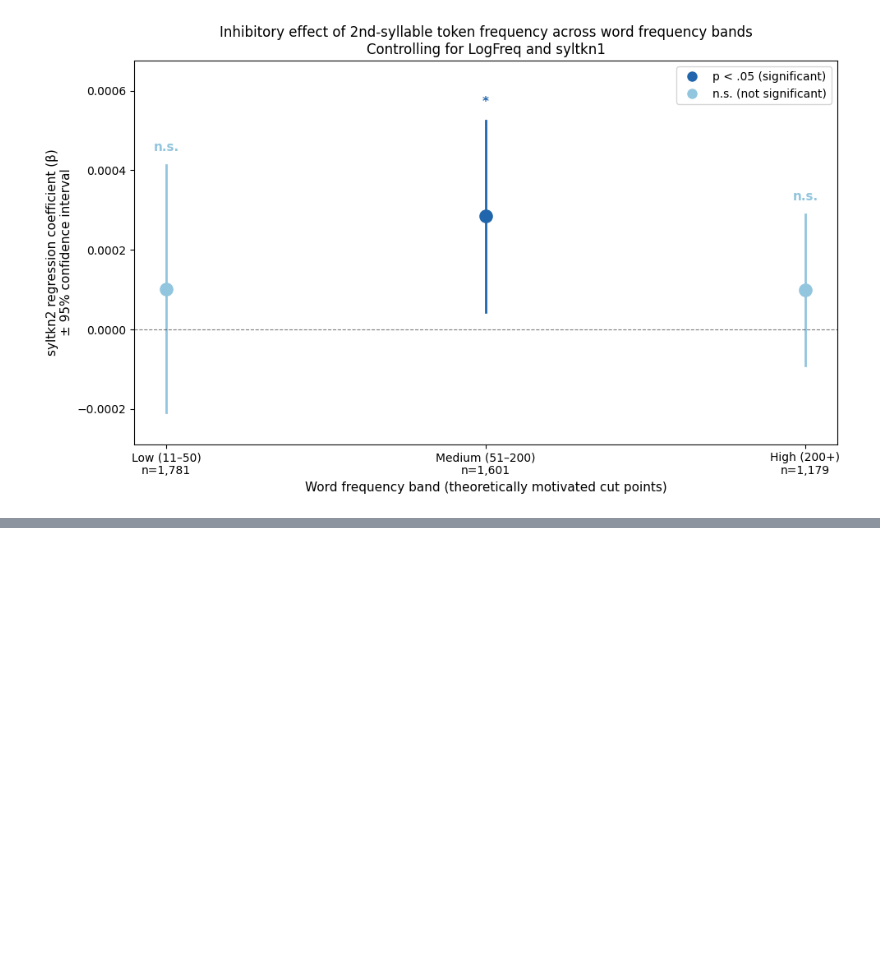
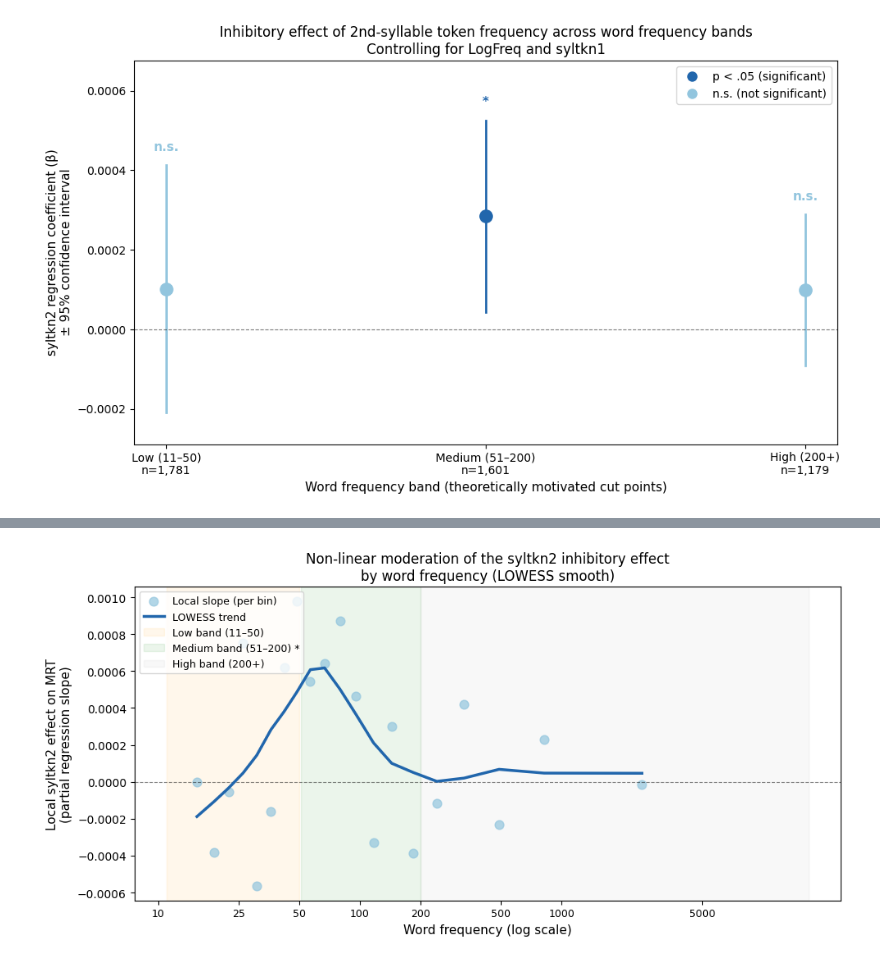
Before and after one commit to psycholinguistics-proj/proj, a Jupyter notebook: Relevant_Analysis_from_D1.ipynb, the cells around one changed output, grey strips where cells are left out. Saved outputs shown, nothing was run; the diff lists cells and outputs as text; code cells hidden in the pictures; blank space fills up the shorter version.

```diff
--- a/Relevant_Analysis_from_D1.ipynb
+++ b/Relevant_Analysis_from_D1.ipynb
@@ -482,0 +527,73 @@ plt.show()
+# %%
+# LOWESS plot: how does the syltkn2 effect change across the frequency range?
+
+df_c = df_words[['MRT', 'LogFreq', 'syltkn1', 'syltkn2']].dropna().copy()
+
+# Step 1: partial out LogFreq and syltkn1 from both MRT and syltkn2
+# This isolates the syltkn2 -> MRT relationship after controlling for the other predictors
+X_other = sm.add_constant(df_c[['LogFreq', 'syltkn1']])
+
+resid_mrt  = sm.OLS(df_c['MRT'],     X_other).fit().resid
+resid_tkn2 = sm.OLS(df_c['syltkn2'], X_other).fit().resid
+
+df_c['resid_mrt']  = resid_mrt.values
+df_c['resid_tkn2'] = resid_tkn2.values
+
+# Step 2: bin into 20 equal-count frequency bins, get local slope in each
+df_c['FreqBin'] = pd.qcut(df_c['LogFreq'], q=20)
+
+slopes    = []
+freq_mids = []
+ns_bin    = []
+
+for bin_label, group in df_c.groupby('FreqBin', observed=True):
+    if len(group) < 30:
+        continue
+    if group['resid_tkn2'].std() == 0:
+        continue
+    local_model = sm.OLS(group['resid_mrt'],
+                         sm.add_constant(group['resid_tkn2'])).fit()
+    slopes.append(local_model.params['resid_tkn2'])
+    freq_mids.append(group['LogFreq'].mean())
+    ns_bin.append(len(group))
+
+# Step 3: plot local slopes with LOWESS smoother over them
+from statsmodels.nonparametric.smoothers_lowess import lowess
+
+smoothed = lowess(slopes, freq_mids, frac=0.5)
+
+fig, ax = plt.subplots(figsize=(10, 5))
+
+# Raw local slopes as dots
+ax.scatter(freq_mids, slopes,
+           color='#92c5de', s=60, alpha=0.7, zorder=2, label='Local slope (per bin)')
+
+# LOWESS smooth curve
+ax.plot(smoothed[:, 0], smoothed[:, 1],
+        color='#2166ac', linewidth=2.5, zorder=3, label='LOWESS trend')
+
+# Zero reference
+ax.axhline(0, color='black', linewidth=0.8, linestyle='--', alpha=0.5)
+
+# Shade the "Low" and "Medium" bands from your theory-based cut points
+# LogFreq of 10 = ln(10) ≈ 2.30, LogFreq of 50 = ln(50) ≈ 3.91, LogFreq of 200 = ln(200) ≈ 5.30
+ax.axvspan(np.log(11), np.log(50),  alpha=0.08, color='orange', label='Low band (11–50)')
+ax.axvspan(np.log(51), np.log(200), alpha=0.08, color='green',  label='Medium band (51–200) *')
+ax.axvspan(np.log(200), df_c['LogFreq'].max(), alpha=0.05, color='gray', label='High band (200+)')
+
+# X-axis ticks at meaningful frequency values
+freq_ticks = [10, 25, 50, 100, 200, 500, 1000, 5000]
+ax.set_xticks([np.log(f) for f in freq_ticks])
+ax.set_xticklabels([str(f) for f in freq_ticks], fontsize=9)
+
+ax.set_xlabel('Word frequency (log scale)', fontsize=11)
+ax.set_ylabel('Local syltkn2 effect on MRT\n(partial regression slope)', fontsize=11)
+ax.set_title('Non-linear moderation of the syltkn2 inhibitory effect\nby word frequency (LOWESS smooth)',
+             fontsize=12)
+ax.legend(fontsize=9, loc='upper left')
+
+plt.tight_layout()
+plt.savefig('lowess_syltkn2_moderation.png', dpi=150, bbox_inches='tight')
+plt.show()
+# %% [output]
+[figure, added]
```
Also changed, not shown: parts of 1 cell of this notebook.
